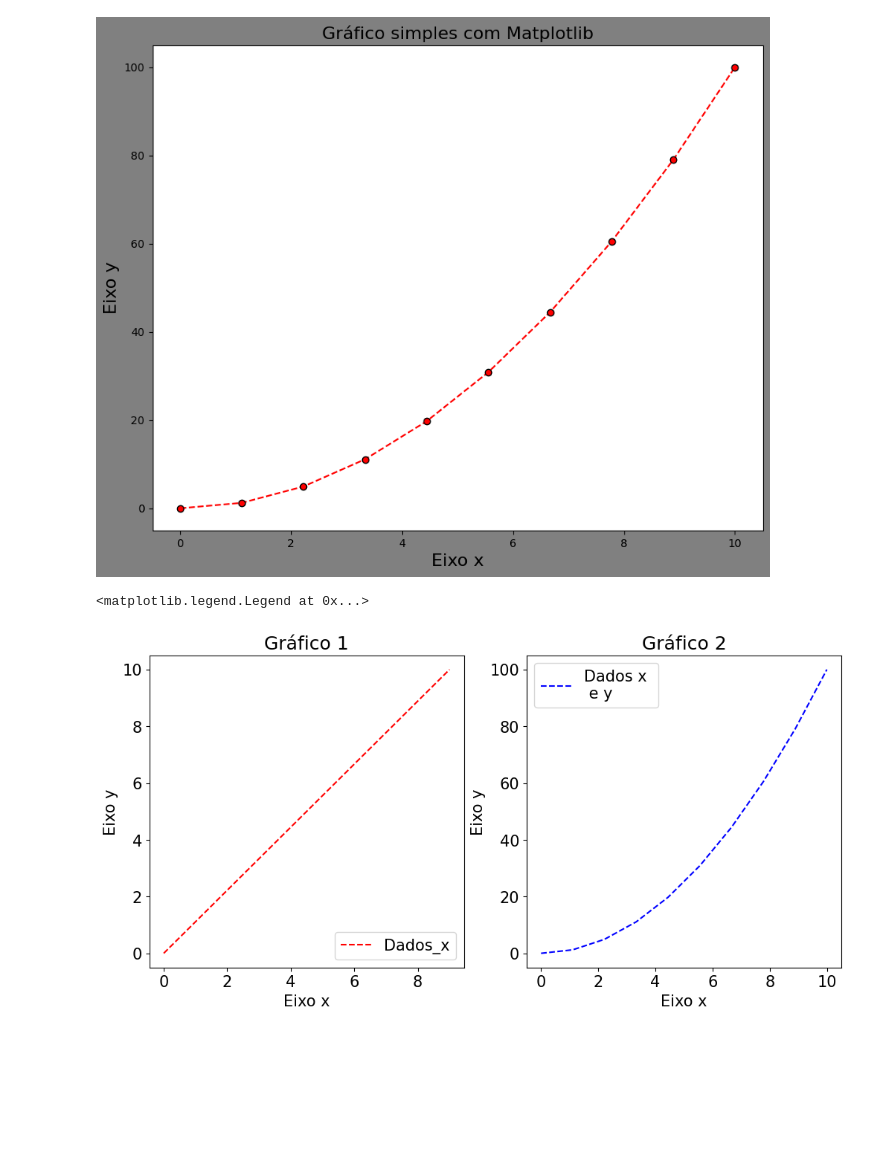
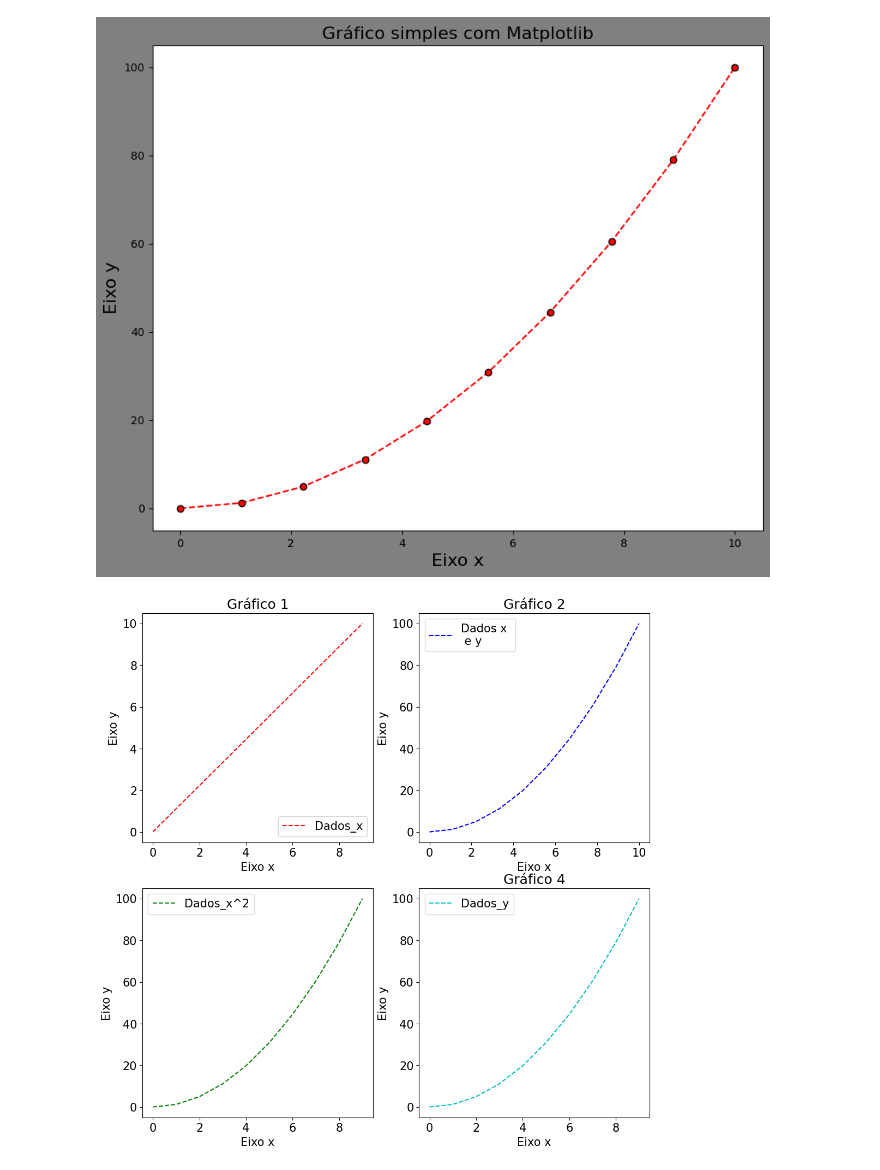
Before and after one commit to danielvieira95/Inteligencia_Artificial_2025, a Jupyter notebook: Turma-A/aula03/codigo.ipynb, the cells around one changed output. Cells and saved outputs as stored; diff of their text form; code cells hidden in the pictures; blank space fills up the shorter version.

Commit message:
aula 03
subplot

```diff
--- a/Turma-A/aula03/codigo.ipynb
+++ b/Turma-A/aula03/codigo.ipynb
@@ -31,26 +31,41 @@ Text(0.5, 1.0, 'Gráfico simples com Matplotlib')
 # %%
 # Subplot
 plt.rcParams.update({'font.size':15}) # função que permite ajustar a figura
 plt.figure(figsize=(12,12)) # define o tamanho para a figura
 linhas =2 # 2 linhas
 colunas =2 # 2 colunas
 # subplot para plotar as figuras
 plt.subplot(linhas,colunas,1) # plota o grafico na primeira posiçao
 plt.plot(Dados_x,'r--',label ='Dados_x')
 plt.legend(loc='lower right')
 plt.xlabel('Eixo x')
 plt.ylabel('Eixo y')
 plt.title('Gráfico 1')
 
 # Grafico 2
 plt.subplot(linhas,colunas,2)
 plt.plot(Dados_x,Dados_y,'b--',label='Dados x \n e y')
 plt.title('Gráfico 2')
 plt.xlabel('Eixo x')
 plt.ylabel('Eixo y')
 plt.legend()
 
 #Grafico 3
+plt.subplot(linhas,colunas,3)
+plt.plot(Dados_x*Dados_x,'g--',label='Dados_x^2')
+plt.xlabel('Eixo x')
+plt.ylabel('Eixo y')
+plt.legend()
+
+# Grafico 4
+
+plt.subplot(linhas,colunas,4)
+plt.plot(Dados_y,'c--',label='Dados_y')
+plt.title('Gráfico 4')
+plt.xlabel('Eixo x')
+plt.ylabel('Eixo y')
+plt.legend()
+plt.savefig('Graficos aula 03.png')
+plt.show()  # remove warning
 # %% [output]
-<matplotlib.legend.Legend at 0x...>
-[figure, old version]
+[figure, new version]
```
Also changed, not shown: 1 other file.
